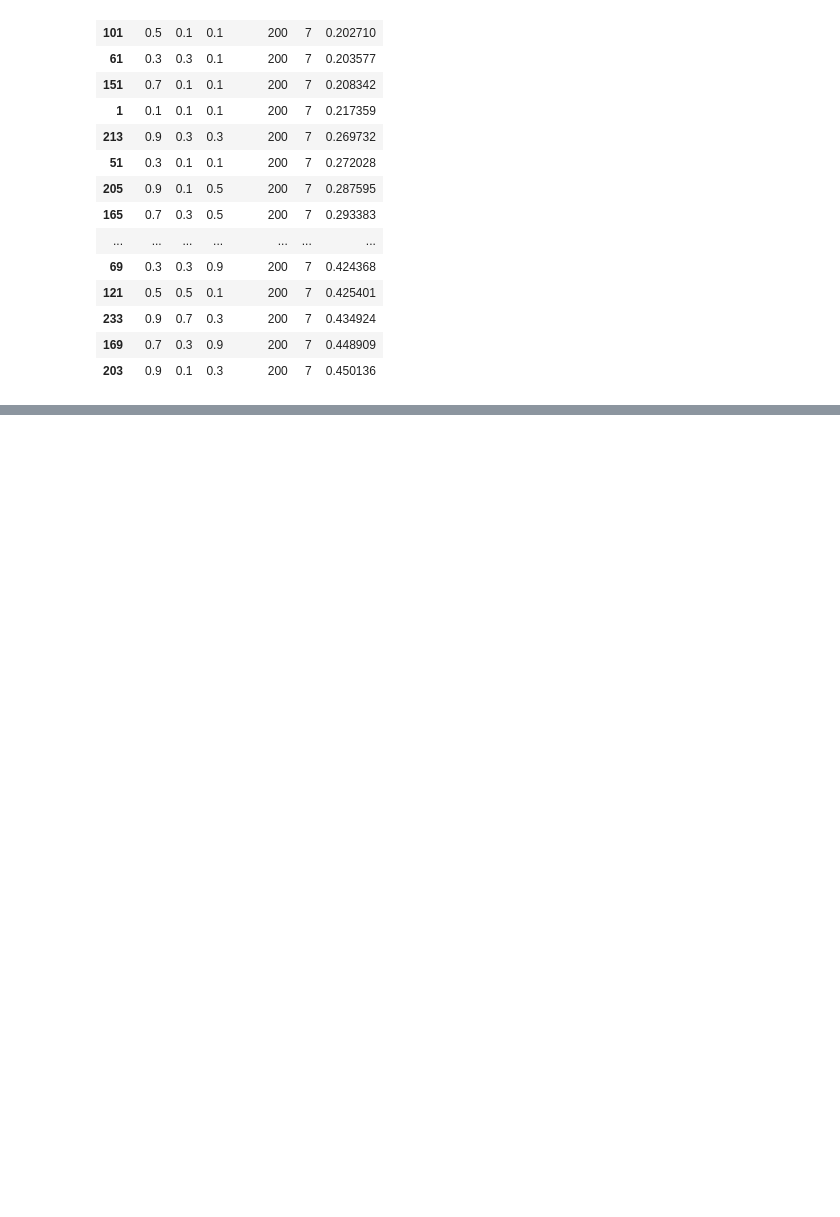
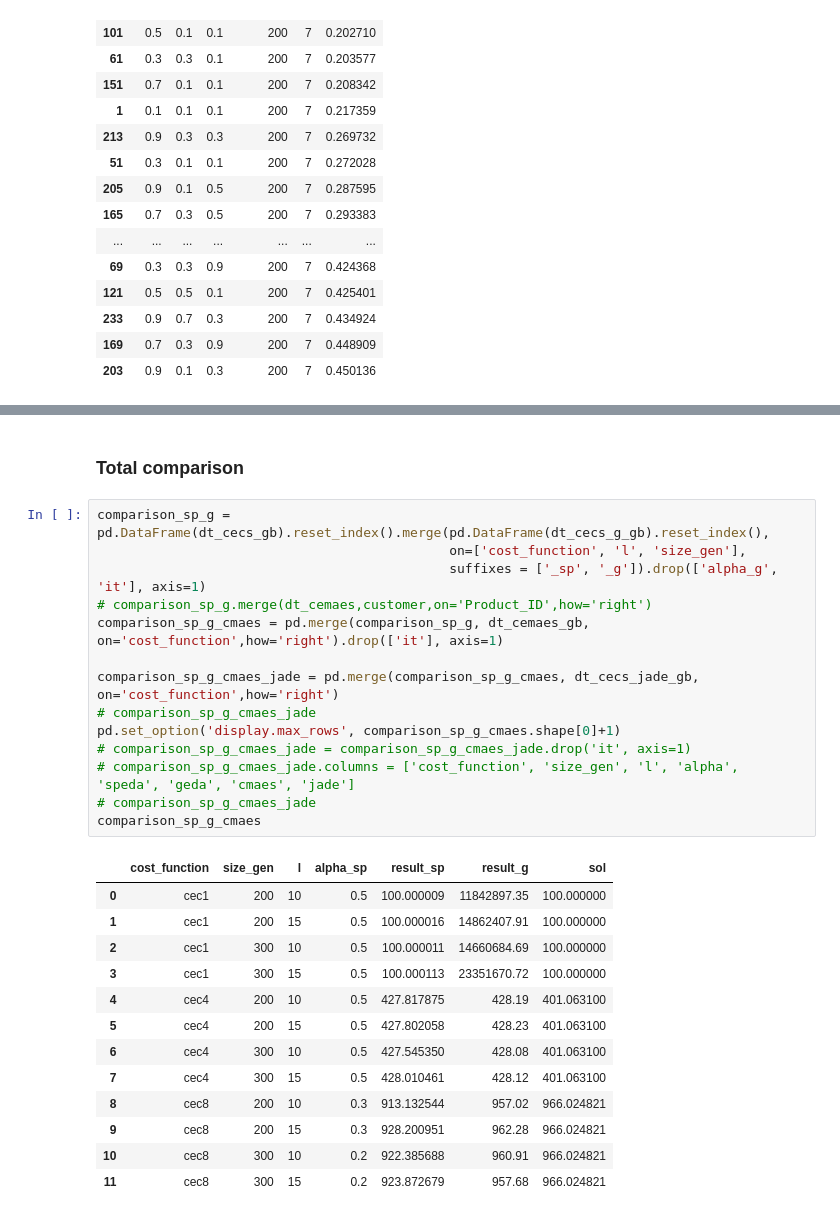
Before and after one commit to VicentePerezSoloviev/SPEDA, a Jupyter notebook: Untitled.ipynb, the cells around one changed output, grey strips where cells are left out. Saved outputs shown, nothing was run; the diff lists cells and outputs as text; blank space fills up the shorter version.

```diff
--- a/Untitled.ipynb
+++ b/Untitled.ipynb
@@ -231,0 +328,30 @@ high_conditioned_elliptic_function([1]*30)
+# %% [markdown]
+### Total comparison
+# %%
+comparison_sp_g = pd.DataFrame(dt_cecs_gb).reset_index().merge(pd.DataFrame(dt_cecs_g_gb).reset_index(),
+                                             on=['cost_function', 'l', 'size_gen'],
+                                             suffixes = ['_sp', '_g']).drop(['alpha_g', 'it'], axis=1)
+# comparison_sp_g.merge(dt_cemaes,customer,on='Product_ID',how='right')
+comparison_sp_g_cmaes = pd.merge(comparison_sp_g, dt_cemaes_gb, on='cost_function',how='right').drop(['it'], axis=1)
+
+comparison_sp_g_cmaes_jade = pd.merge(comparison_sp_g_cmaes, dt_cecs_jade_gb, on='cost_function',how='right')
+# comparison_sp_g_cmaes_jade
+pd.set_option('display.max_rows', comparison_sp_g_cmaes.shape[0]+1)
+# comparison_sp_g_cmaes_jade = comparison_sp_g_cmaes_jade.drop('it', axis=1)
+# comparison_sp_g_cmaes_jade.columns = ['cost_function', 'size_gen', 'l', 'alpha', 'speda', 'geda', 'cmaes', 'jade']
+# comparison_sp_g_cmaes_jade
+comparison_sp_g_cmaes
+# %% [output]
+|  | cost_function | size_gen | l | alpha_sp | result_sp | result_g | sol |
+| 0 | cec1 | 200 | 10 | 0.5 | 100.000009 | 11842897.35 | 100.000000 |
+| 1 | cec1 | 200 | 15 | 0.5 | 100.000016 | 14862407.91 | 100.000000 |
+| 2 | cec1 | 300 | 10 | 0.5 | 100.000011 | 14660684.69 | 100.000000 |
+| 3 | cec1 | 300 | 15 | 0.5 | 100.000113 | 23351670.72 | 100.000000 |
+| 4 | cec4 | 200 | 10 | 0.5 | 427.817875 | 428.19 | 401.063100 |
+| 5 | cec4 | 200 | 15 | 0.5 | 427.802058 | 428.23 | 401.063100 |
+| 6 | cec4 | 300 | 10 | 0.5 | 427.545350 | 428.08 | 401.063100 |
+| 7 | cec4 | 300 | 15 | 0.5 | 428.010461 | 428.12 | 401.063100 |
+| 8 | cec8 | 200 | 10 | 0.3 | 913.132544 | 957.02 | 966.024821 |
+| 9 | cec8 | 200 | 15 | 0.3 | 928.200951 | 962.28 | 966.024821 |
+| 10 | cec8 | 300 | 10 | 0.2 | 922.385688 | 960.91 | 966.024821 |
+| 11 | cec8 | 300 | 15 | 0.2 | 923.872679 | 957.68 | 966.024821 |
```
Also changed, not shown: parts of 21 cells of this notebook.
